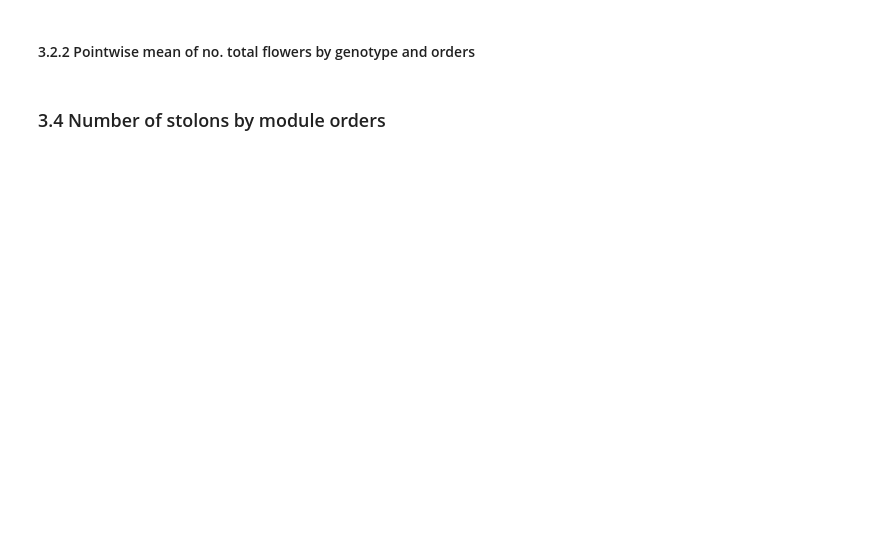
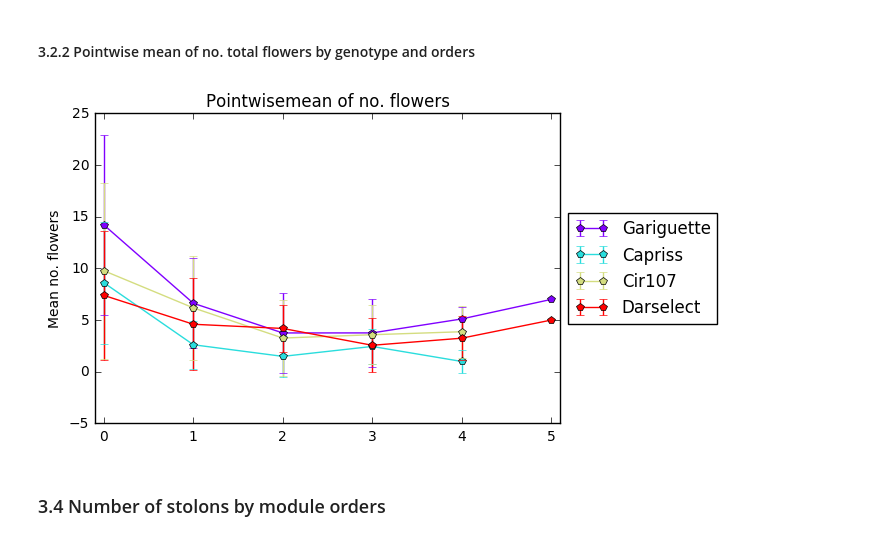
Before and after one commit to openalea/strawberry, a Jupyter notebook: example/tutorials/3.Architecture analysis at module scale.ipynb, the cells around one changed output. Saved outputs shown, nothing was run; the diff lists cells and outputs as text; code cells hidden in the pictures; blank space fills up the shorter version.

```diff
--- a/example/tutorials/3.Architecture analysis at module scale.ipynb
+++ b/example/tutorials/3.Architecture analysis at module scale.ipynb
@@ -172,10 +236,13 @@ pointwisemean_plot(data_mean=Mean,
 # %%
 pointwisemean_plot(data_mean=Mean,
                    data_sd=sd,
                    varieties=["Gariguette","Capriss","Cir107","Darselect"],
                    variable='nb_total_flowers',
                    title= "Pointwisemean of no. flowers",
-                   ylab="Mean no. flowers")
+                   ylab="Mean no. flowers",
+                   expand= 0.1)
+# %% [output]
+[figure, added]
 # %% [markdown]
 ### 3.4 Number of stolons by module orders
 # %%
```
Also changed, not shown: parts of 13 cells of this notebook, 1 other file.
